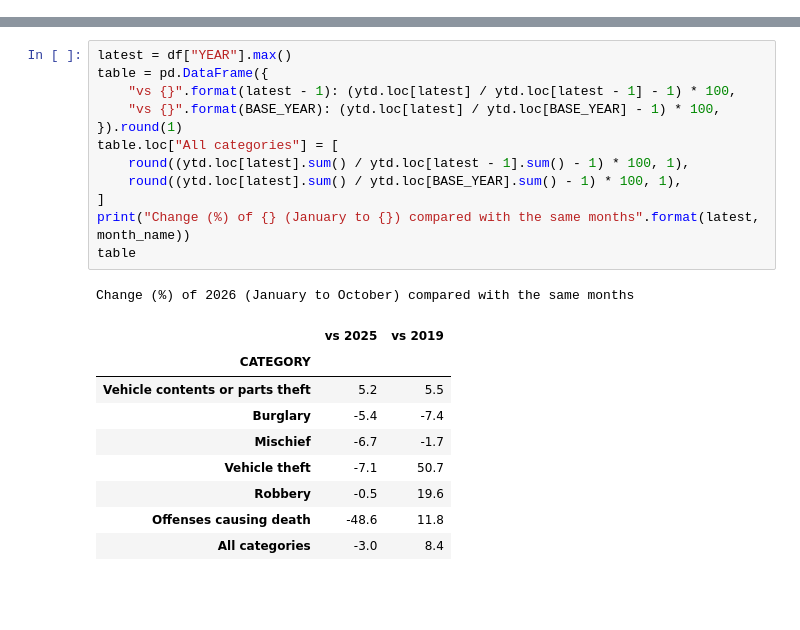
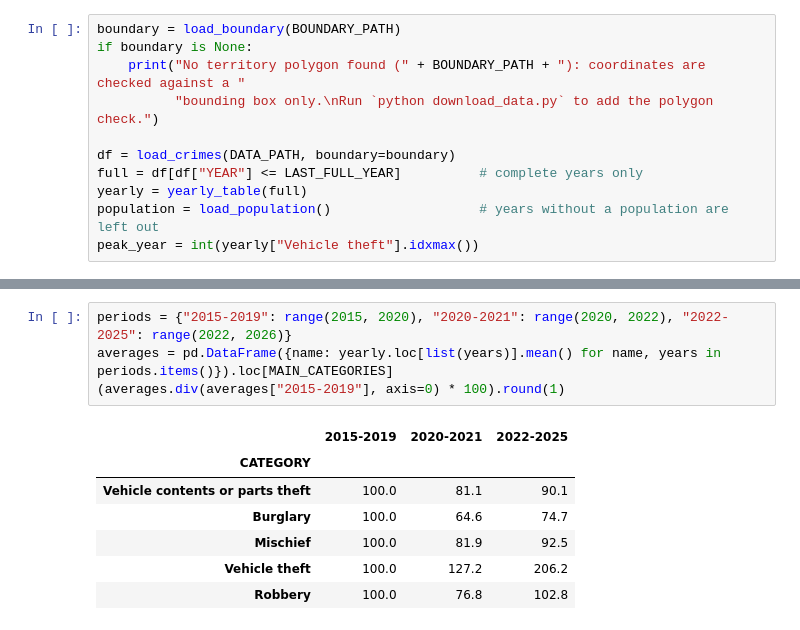
Before and after one commit to NadaAf25/montreal-crime-after-covid, a Jupyter notebook: Montreal-Crime-After-COVID.ipynb, the cells around one changed output, grey strips where cells are left out. Drawn from its saved outputs; the diff is of its cells as text; blank space fills up the shorter version.

```diff
--- a/Montreal-Crime-After-COVID.ipynb
+++ b/Montreal-Crime-After-COVID.ipynb
@@ -90,0 +36,11 @@ yearly
+# %%
+boundary = load_boundary(BOUNDARY_PATH)
+if boundary is None:
+    print("No territory polygon found (" + BOUNDARY_PATH + "): coordinates are checked against a "
+          "bounding box only.\nRun `python download_data.py` to add the polygon check.")
+
+df = load_crimes(DATA_PATH, boundary=boundary)
+full = df[df["YEAR"] <= LAST_FULL_YEAR]          # complete years only
+yearly = yearly_table(full)
+population = load_population()                   # years without a population are left out
+peak_year = int(yearly["Vehicle theft"].idxmax())
@@ -317,24 +360,13 @@ Window used: January to October of each year
 # %%
-latest = df["YEAR"].max()
-table = pd.DataFrame({
-    "vs {}".format(latest - 1): (ytd.loc[latest] / ytd.loc[latest - 1] - 1) * 100,
-    "vs {}".format(BASE_YEAR): (ytd.loc[latest] / ytd.loc[BASE_YEAR] - 1) * 100,
-}).round(1)
-table.loc["All categories"] = [
-    round((ytd.loc[latest].sum() / ytd.loc[latest - 1].sum() - 1) * 100, 1),
-    round((ytd.loc[latest].sum() / ytd.loc[BASE_YEAR].sum() - 1) * 100, 1),
-]
-print("Change (%) of {} (January to {}) compared with the same months".format(latest, month_name))
-table
+periods = {"2015-2019": range(2015, 2020), "2020-2021": range(2020, 2022), "2022-2025": range(2022, 2026)}
+averages = pd.DataFrame({name: yearly.loc[list(years)].mean() for name, years in periods.items()}).loc[MAIN_CATEGORIES]
+(averages.div(averages["2015-2019"], axis=0) * 100).round(1)
 # %% [output]
-Change (%) of 2026 (January to October) compared with the same months
-|  | vs 2025 | vs 2019 |
-| CATEGORY |  |  |
-| Vehicle contents or parts theft | 5.2 | 5.5 |
-| Burglary | -5.4 | -7.4 |
-| Mischief | -6.7 | -1.7 |
-| Vehicle theft | -7.1 | 50.7 |
-| Robbery | -0.5 | 19.6 |
-| Offenses causing death | -48.6 | 11.8 |
-| All categories | -3.0 | 8.4 |
+|  | 2015-2019 | 2020-2021 | 2022-2025 |
+| CATEGORY |  |  |  |
+| Vehicle contents or parts theft | 100.0 | 81.1 | 90.1 |
+| Burglary | 100.0 | 64.6 | 74.7 |
+| Mischief | 100.0 | 81.9 | 92.5 |
+| Vehicle theft | 100.0 | 127.2 | 206.2 |
+| Robbery | 100.0 | 76.8 | 102.8 |
 # %% [markdown]
```
Also changed, not shown: parts of 89 cells of this notebook, 22 other files.
